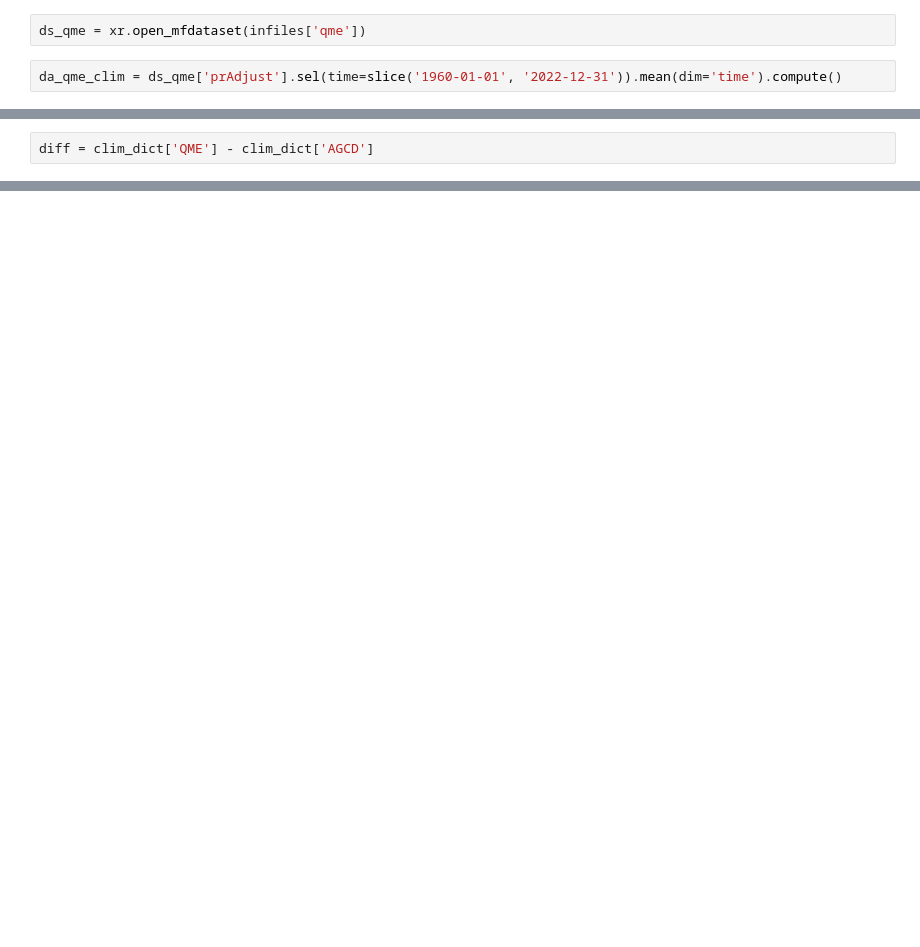
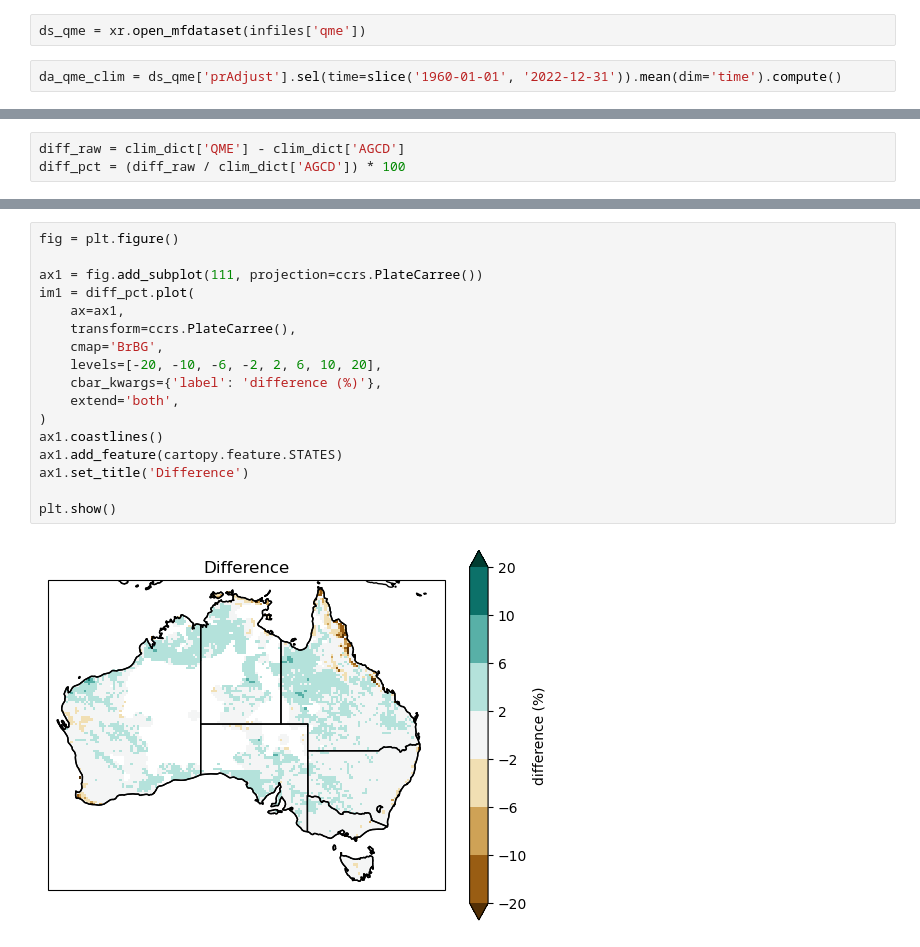
Before and after one commit to AusClimateService/bias-correction-data-release, a Jupyter notebook: residual_bias.ipynb, the cells around one changed output, grey strips where cells are left out. Cells and saved outputs as stored; diff of their text form; blank space fills up the shorter version.

```diff
--- a/residual_bias.ipynb
+++ b/residual_bias.ipynb
@@ -108,5 +111,6 @@ plt.show()
 # %%
-diff = clim_dict['QME'] - clim_dict['AGCD']
+diff_raw = clim_dict['QME'] - clim_dict['AGCD']
+diff_pct = (diff_raw / clim_dict['AGCD']) * 100
 # %%
 fig = plt.figure()
 
@@ -125,0 +133,19 @@ plt.show()
+# %%
+fig = plt.figure()
+
+ax1 = fig.add_subplot(111, projection=ccrs.PlateCarree())
+im1 = diff_pct.plot(
+    ax=ax1,
+    transform=ccrs.PlateCarree(),
+    cmap='BrBG',
+    levels=[-20, -10, -6, -2, 2, 6, 10, 20],
+    cbar_kwargs={'label': 'difference (%)'},
+    extend='both',
+)
+ax1.coastlines()
+ax1.add_feature(cartopy.feature.STATES)
+ax1.set_title('Difference')
+
+plt.show()
+# %% [output]
+[figure, added]
```
Also changed, not shown: parts of 14 cells of this notebook, 1 other file.
